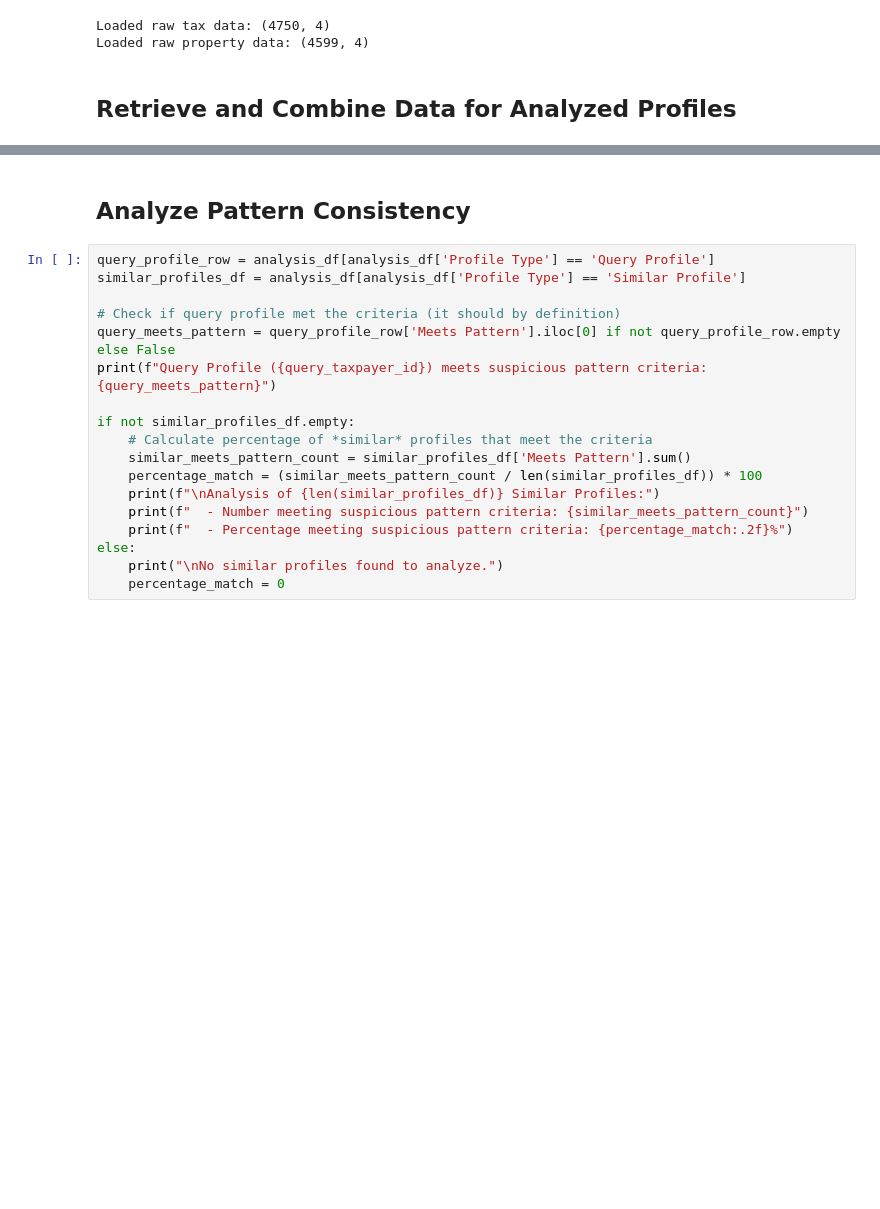
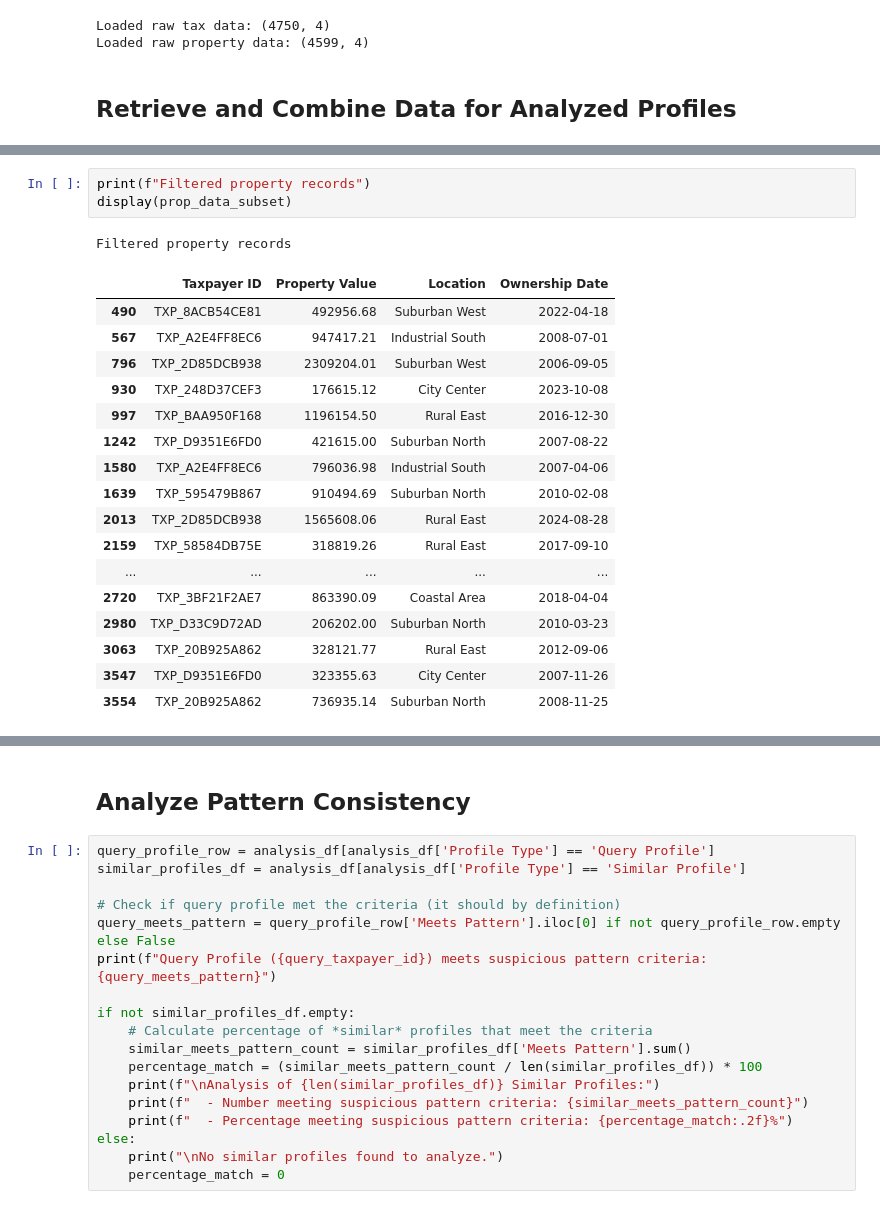
Before and after one commit to snowch/vast-docker-compose-examples, a Jupyter notebook: jupyter-pyspark/examples/vectorizing_tax_data/notebook_07.ipynb, the cells around one changed output, grey strips where cells are left out. Cells and saved outputs as stored; diff of their text form; blank space fills up the shorter version.

```diff
--- a/jupyter-pyspark/examples/vectorizing_tax_data/notebook_07.ipynb
+++ b/jupyter-pyspark/examples/vectorizing_tax_data/notebook_07.ipynb
@@ -145 +175,23 @@ Loaded raw property data: (4599, 4)
+# %%
+print(f"Filtered property records")
+display(prop_data_subset)
+# %% [output]
+Filtered property records
+|  | Taxpayer ID | Property Value | Location | Ownership Date |
+| 490 | TXP_8ACB54CE81 | 492956.68 | Suburban West | 2022-04-18 |
+| 567 | TXP_A2E4FF8EC6 | 947417.21 | Industrial South | 2008-07-01 |
+| 796 | TXP_2D85DCB938 | 2309204.01 | Suburban West | 2006-09-05 |
+| 930 | TXP_248D37CEF3 | 176615.12 | City Center | 2023-10-08 |
+| 997 | TXP_BAA950F168 | 1196154.50 | Rural East | 2016-12-30 |
+| 1242 | TXP_D9351E6FD0 | 421615.00 | Suburban North | 2007-08-22 |
+| 1580 | TXP_A2E4FF8EC6 | 796036.98 | Industrial South | 2007-04-06 |
+| 1639 | TXP_595479B867 | 910494.69 | Suburban North | 2010-02-08 |
+| 2013 | TXP_2D85DCB938 | 1565608.06 | Rural East | 2024-08-28 |
+| 2159 | TXP_58584DB75E | 318819.26 | Rural East | 2017-09-10 |
+| ... | ... | ... | ... | ... |
+| 2720 | TXP_3BF21F2AE7 | 863390.09 | Coastal Area | 2018-04-04 |
+| 2980 | TXP_D33C9D72AD | 206202.00 | Suburban North | 2010-03-23 |
+| 3063 | TXP_20B925A862 | 328121.77 | Rural East | 2012-09-06 |
+| 3547 | TXP_D9351E6FD0 | 323355.63 | City Center | 2007-11-26 |
+| 3554 | TXP_20B925A862 | 736935.14 | Suburban North | 2008-11-25 |
 # %%
```
Also changed, not shown: parts of 6 cells of this notebook.
